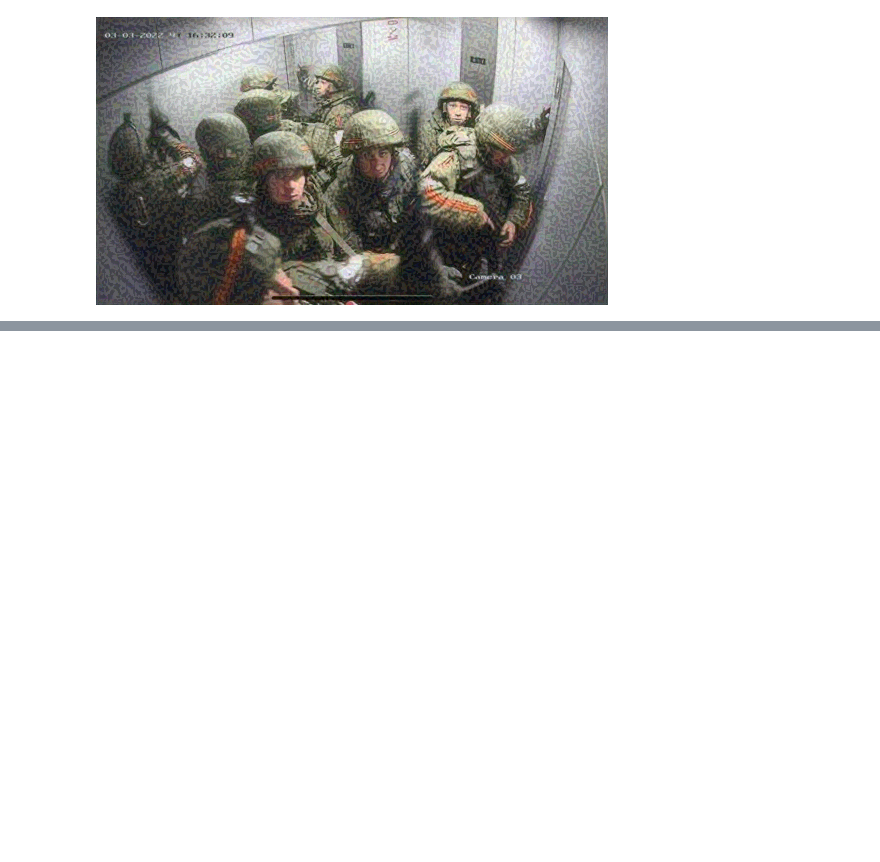
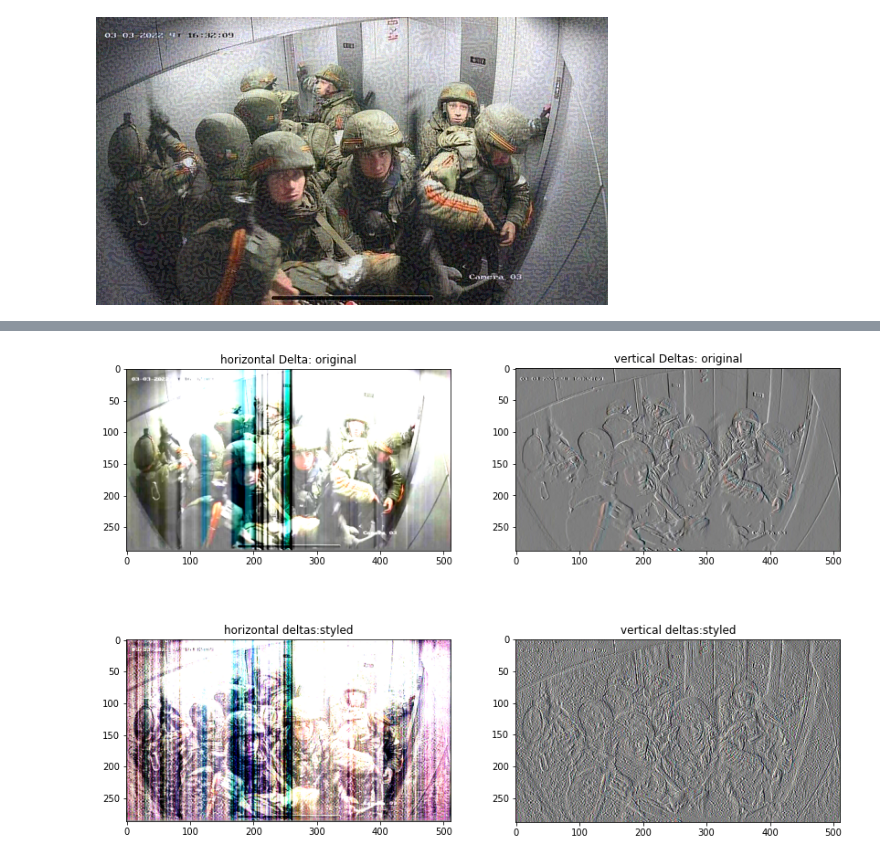
Before and after one commit to ShawnWhy/Tensorflow-practice, a Jupyter notebook: style.ipynb, the cells around one changed output, grey strips where cells are left out. Saved outputs shown, nothing was run; the diff lists cells and outputs as text; code cells hidden in the pictures; blank space fills up the shorter version.

```diff
--- a/style.ipynb
+++ b/style.ipynb
@@ -311,13 +317,19 @@ def high_pass_x_y(image):
 # %%
 x_deltas, y_deltas = high_pass_x_y(content_image)
 
 plt.figure(figsize=(14, 10))
 plt.subplot(2,2,1)
 imshow(clip_0_1(2*y_deltas+0.5), "horizontal Delta: original")
 
 plt.subplot(2,2,2)
 imshow(clip_0_1(2*x_deltas+0.5), "vertical Deltas: original")
 
 x_deltas, y_deltas = high_pass_x_y(image)
 
 plt.subplot(2,2,3)
+imshow(clip_0_1(2*y_deltas+0.5), "horizontal deltas:styled")
+
+plt.subplot(2,2,4)
+imshow(clip_0_1(2*x_deltas+0.5), "vertical deltas:styled")
+# %% [output]
+[figure, added]
```
Also changed, not shown: parts of 15 cells of this notebook, 13 other files.
